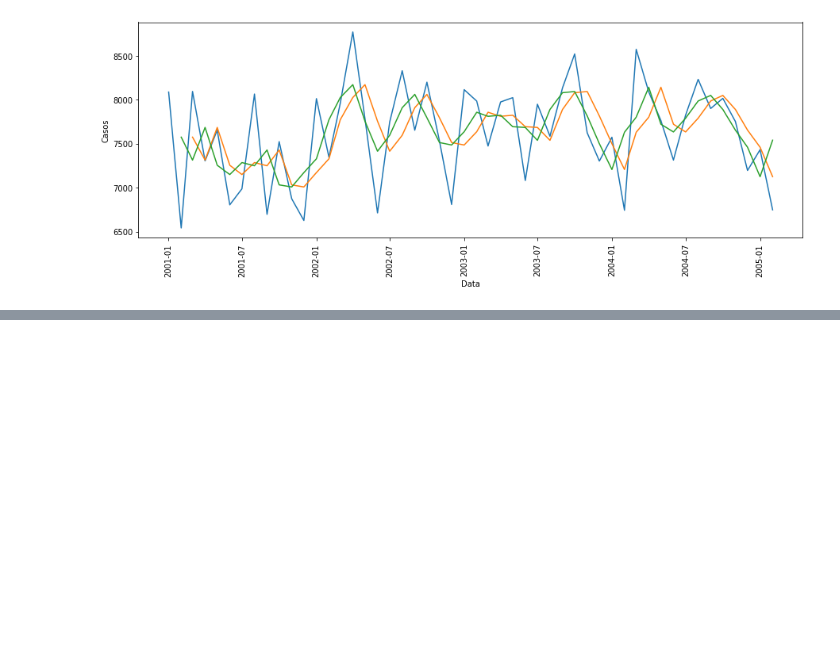
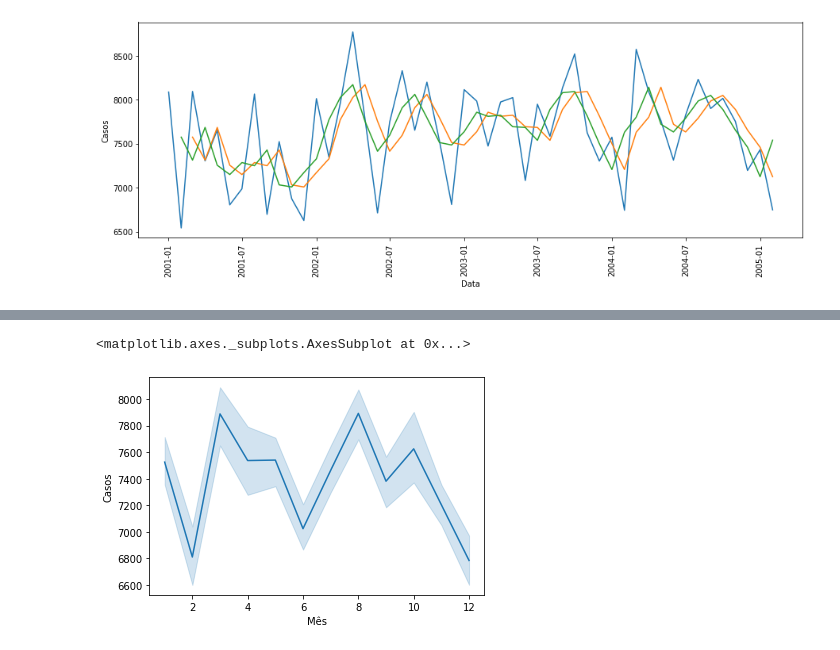
Before and after one commit to GuilhermeRuy97/BootcampDataScience, a Jupyter notebook: Analise_e_previsao_de_Series_Temporais.ipynb, the cells around one changed output, grey strips where cells are left out. Saved outputs shown, nothing was run; the diff lists cells and outputs as text; code cells hidden in the pictures; blank space fills up the shorter version.

```diff
--- a/Analise_e_previsao_de_Series_Temporais.ipynb
+++ b/Analise_e_previsao_de_Series_Temporais.ipynb
@@ -289,0 +333,13 @@ plt.show()
+# %%
+#Manipulando as datas da série usando o .dt
+#O .month retornaria os meses
+
+dados_st["Ano"] = dados_st["Data"].dt.year
+dados_st["Mês"] = dados_st["Data"].dt.month
+
+sns.lineplot(data = dados_st, x = "Mês", y = "Casos")
+
+#repare como é criado o intervalo de confiança em vez de "linha a linha"
+# %% [output]
+<matplotlib.axes._subplots.AxesSubplot at 0x...>
+[figure, added]
```
Also changed, not shown: parts of 27 cells of this notebook.
